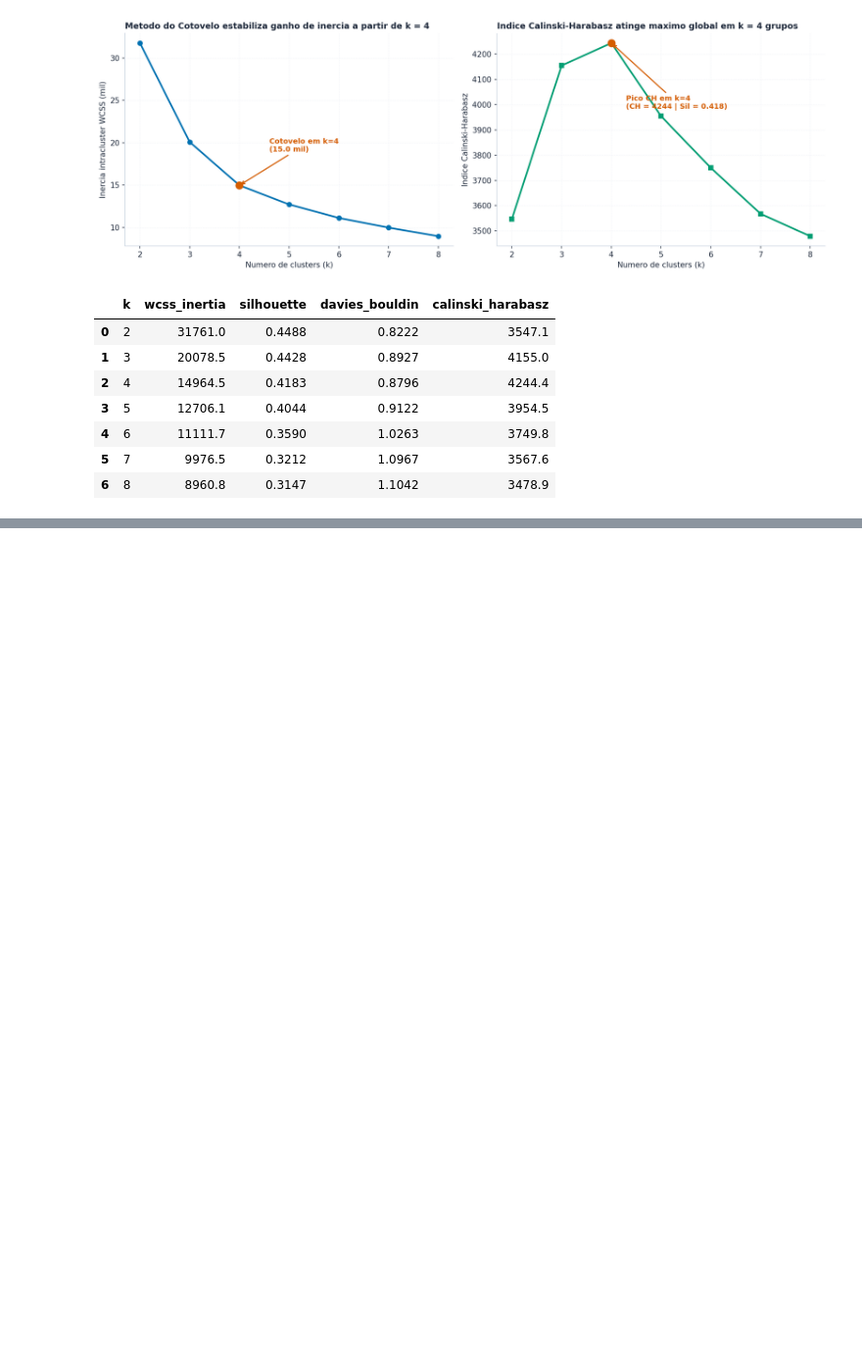
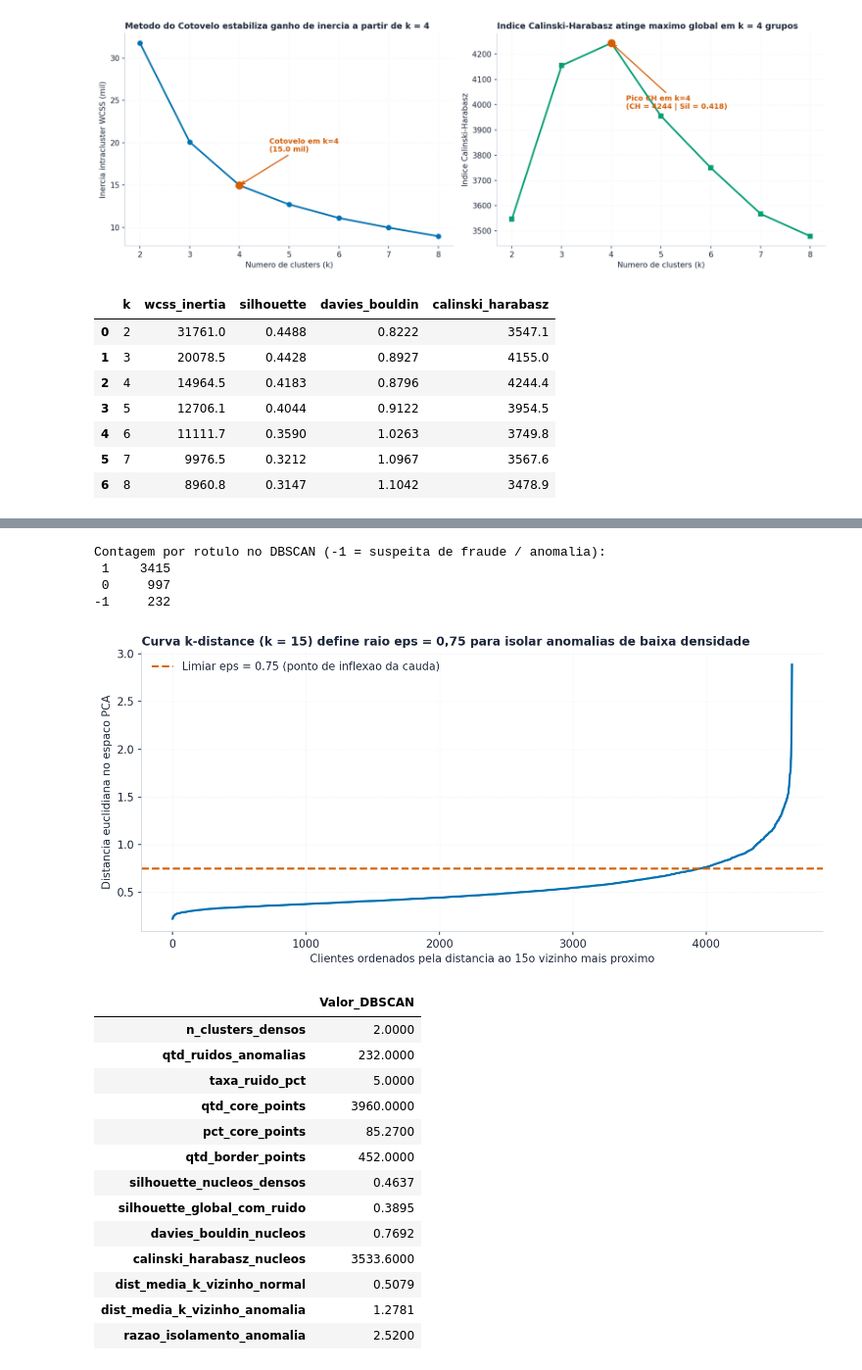
Before and after one commit to caioceo/unsupervised-fraud-detection, a Jupyter notebook: notebooks/notebooks.ipynb, the cells around one changed output, grey strips where cells are left out. Shown at 98% size. Saved outputs shown, nothing was run; the diff lists cells and outputs as text; code cells hidden in the pictures; blank space fills up the shorter version.

Commit message:
feat(modelos): calibra DBSCAN via curva k-distance (fig09) para isolar 232 anomalias de fraude

```diff
--- a/notebooks/notebooks.ipynb
+++ b/notebooks/notebooks.ipynb
@@ -574,0 +583,50 @@ kmeans_eval_df
+# %%
+min_samples = 15
+eps = 0.75
+
+nbrs = NearestNeighbors(n_neighbors=min_samples).fit(X_pca)
+distances, _ = nbrs.kneighbors(X_pca)
+k_dist = np.sort(distances[:, min_samples - 1])
+
+fig, ax = plt.subplots(figsize=(9.5, 4.5))
+ax.plot(np.arange(len(k_dist)), k_dist, color=util.COLOR_HIGHLIGHT, linewidth=2.0)
+ax.axhline(eps, color=util.COLOR_ALERT, linestyle="--", linewidth=1.8, label=f"Limiar eps = {eps:.2f} (ponto de inflexao da cauda)")
+ax.set_title(f"Curva k-distance (k = {min_samples}) define raio eps = {eps:.2f} para isolar anomalias de baixa densidade".replace(".", ","), loc="left", fontsize=11)
+ax.set_xlabel("Clientes ordenados pela distancia ao 15o vizinho mais proximo")
+ax.set_ylabel("Distancia euclidiana no espaco PCA")
+ax.legend(frameon=False, loc="upper left")
+ax.grid(True, alpha=0.4)
+
+plt.tight_layout()
+fig.savefig("../reports/figures/fig09_dbscan_kdistance.png")
+plt.show()
+
+dbscan_model = DBSCAN(eps=eps, min_samples=min_samples)
+dbscan_labels = dbscan_model.fit_predict(X_pca)
+dbscan_summary = util.calculate_clustering_metrics(X_pca, dbscan_labels, f"DBSCAN (eps={eps}, min_samples={min_samples})")
+dbscan_detailed_metrics = util.evaluate_dbscan_metrics(X_pca, dbscan_model, min_samples=min_samples)
+df_orig_valid["dbscan_cluster"] = dbscan_labels
+
+print("Contagem por rotulo no DBSCAN (-1 = suspeita de fraude / anomalia):")
+print(pd.Series(dbscan_labels).value_counts().to_string())
+pd.DataFrame([dbscan_detailed_metrics]).T.rename(columns={0: "Valor_DBSCAN"})
+# %% [output]
+Contagem por rotulo no DBSCAN (-1 = suspeita de fraude / anomalia):
+ 1    3415
+ 0     997
+-1     232
+[figure, added]
+|  | Valor_DBSCAN |
+| n_clusters_densos | 2.0000 |
+| qtd_ruidos_anomalias | 232.0000 |
+| taxa_ruido_pct | 5.0000 |
+| qtd_core_points | 3960.0000 |
+| pct_core_points | 85.2700 |
+| qtd_border_points | 452.0000 |
+| silhouette_nucleos_densos | 0.4637 |
+| silhouette_global_com_ruido | 0.3895 |
+| davies_bouldin_nucleos | 0.7692 |
+| calinski_harabasz_nucleos | 3533.6000 |
+| dist_media_k_vizinho_normal | 0.5079 |
+| dist_media_k_vizinho_anomalia | 1.2781 |
+| razao_isolamento_anomalia | 2.5200 |
```
Also changed, not shown: parts of 1 cell of this notebook, 2 other files.
